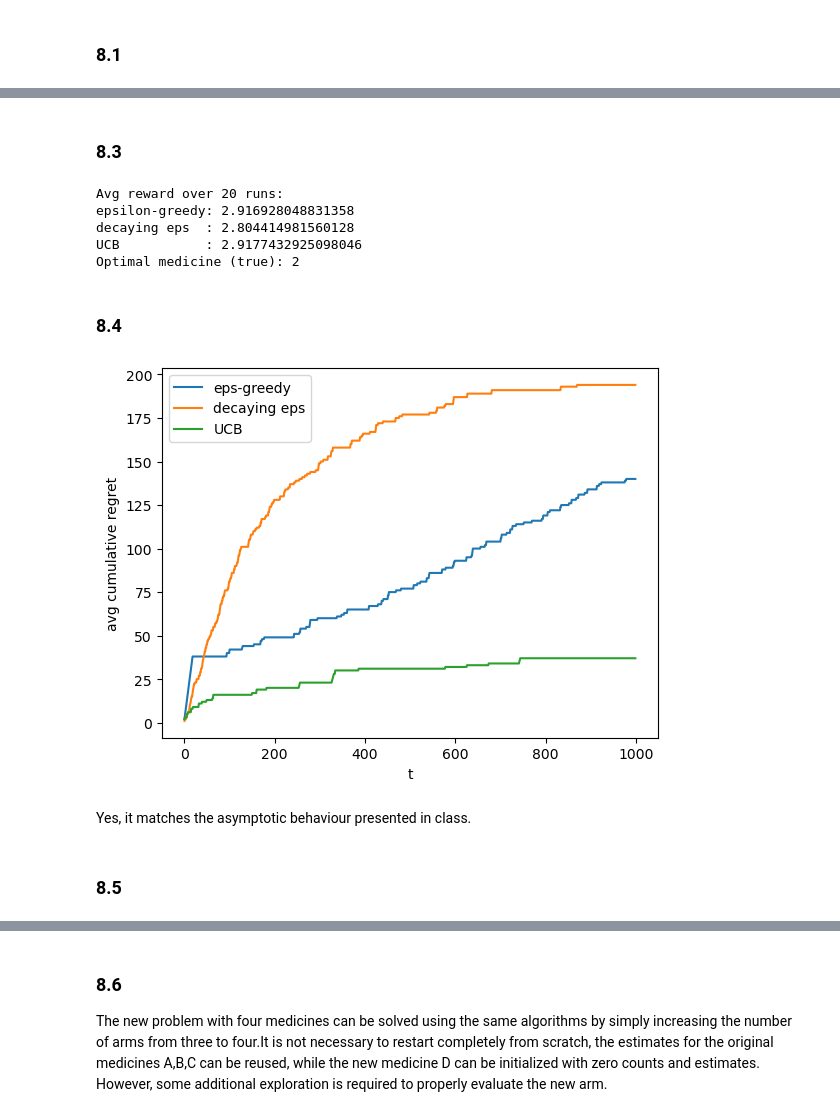
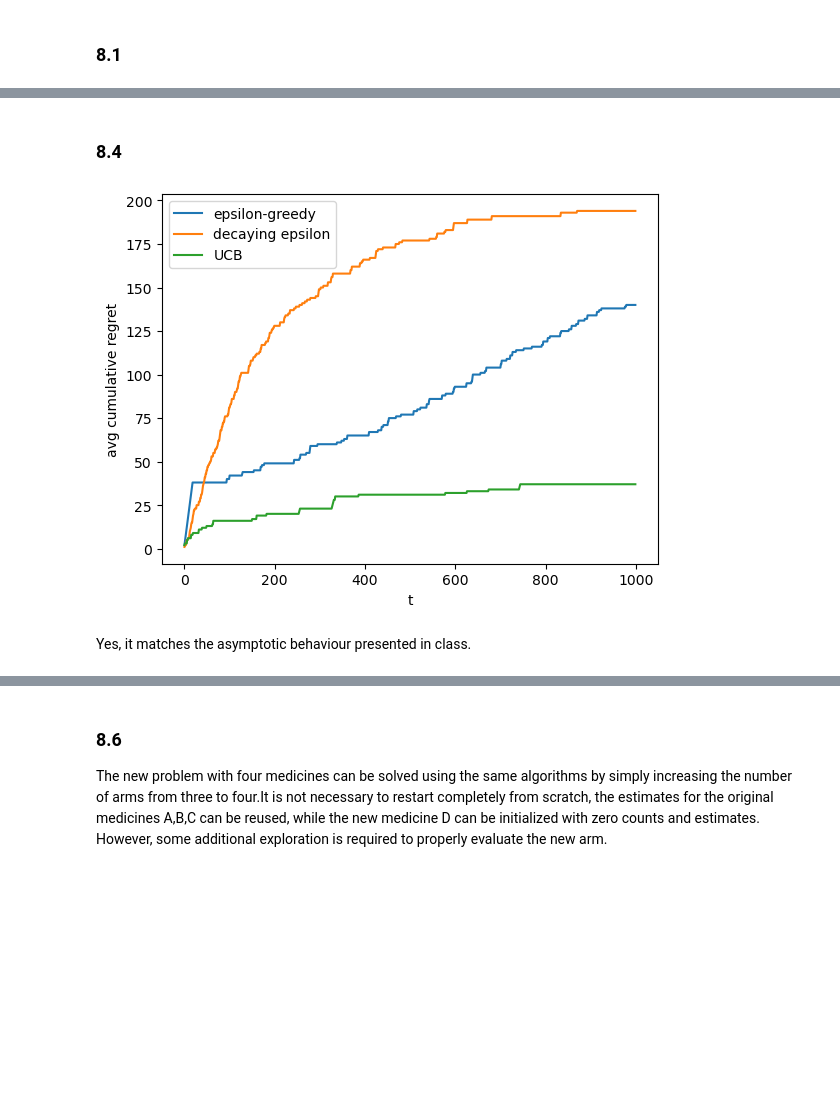
Before and after one commit to oddinho/Reinforcement-Learning-, a Jupyter notebook: final_notebook.ipynb, the cells around one changed output, grey strips where cells are left out. Drawn from its saved outputs; the diff is of its cells as text; code cells hidden in the pictures; blank space fills up the shorter version.

```diff
--- a/final_notebook.ipynb
+++ b/final_notebook.ipynb
@@ -164,8 +164,7 @@ def decaying_epsilon_greedy(MAB,time,epsilon,alpha):
 
     return expected_rewards, action_count, actions, rewards
 # %%
-def UCB(MAB, time, c):
-
+def UCB(MAB,time,c):
     expected_rewards = np.zeros(MAB.k)   # estimated rewards|ai to zero
     action_count = np.zeros(MAB.k, dtype=int)  # action_counts initialized to zero
 
@@ -174,15 +173,15 @@ def UCB(MAB, time, c):
 
     for t in range(1, time + 1):
         # evaluate UCB for all actions
-        U = np.zeros(MAB.k)
+        upper_bound = np.zeros(MAB.k)
         for i in range(MAB.k):
             if action_count[i] == 0:
-                U[i] = np.inf   # force exploration
+                upper_bound[i] = np.inf   # force exploration
             else:
-                U[i] = np.sqrt(np.log(t) / action_count[i])
+                upper_bound[i] = np.sqrt(np.log(t) / action_count[i])
 
         # select action that maximizes Q + c * U
-        action = np.argmax(expected_rewards + c * U)
+        action = np.argmax(expected_rewards + c * upper_bound)
 
         # take action and observe reward
         observation, reward, terminated, truncated, info = MAB.step(action)
@@ -225,75 +197,37 @@ True optimal arm: 2
-# %% [markdown]
-### 8.3
-# %%
-REPEATS = 20
-T = 1000
-
-eps_mean_rewards = []
-decay_mean_rewards = []
-ucb_mean_rewards = []
-
-for r in range(REPEATS):
-    env = Bandits_one()
-    Q, N, A, R = epsilon_greedy(env, T, epsilon=0.1)
-    eps_mean_rewards.append(np.mean(R))
-
-    env = Bandits_one()
-    Q, N, A, R = decaying_epsilon_greedy(env, T, epsilon=1.0, alpha=0.995)
-    decay_mean_rewards.append(np.mean(R))
-
-    env = Bandits_one()
-    Q, N, A, R = UCB(env, T, c=2.0)
-    ucb_mean_rewards.append(np.mean(R))
-
-print("Avg reward over 20 runs:")
-print("epsilon-greedy:", np.mean(eps_mean_rewards))
-print("decaying eps  :", np.mean(decay_mean_rewards))
-print("UCB           :", np.mean(ucb_mean_rewards))
-
-bandits = Bandits_one()
-print("Optimal medicine (true):", bandits.get_optimal_action())
-# %% [output]
-Avg reward over 20 runs:
-epsilon-greedy: 2.916928048831358
-decaying eps  : 2.804414981560128
-UCB           : 2.9177432925098046
-Optimal medicine (true): 2
 # %% [markdown]
 ### 8.4
 # %%
 REPEATS = 20
 T = 1000
 
-def cummulative_regret(env, A):
-    return np.cumsum(env.get_optimal_expected_reward() - env.means[A])
+def cummulative_regret(MAB, actions):
+    return np.cumsum(MAB.get_optimal_expected_reward() - MAB.means[actions])
 
 reg_eps = np.zeros((REPEATS, T))
 reg_decay = np.zeros((REPEATS, T))
 reg_ucb = np.zeros((REPEATS, T))
 
 for r in range(REPEATS):
-    env = Bandits_one()
-    _, _, A, _ = epsilon_greedy(env, T, epsilon=0.1)
-    reg_eps[r] = cummulative_regret(env, A)
+    MAB = Bandits_one()
+    expected_rewards, action_count, actions, rewards = epsilon_greedy(MAB, T, epsilon=0.1)
+    reg_eps[r] = cummulative_regret(MAB, actions)
 
-    env = Bandits_one()
-    _, _, A, _ = decaying_epsilon_greedy(env, T, epsilon=1.0, alpha=0.995)
-    reg_decay[r] = cummulative_regret(env, A)
+    MAB = Bandits_one()
+    expected_rewards, action_count, actions, rewards = decaying_epsilon_greedy(MAB, T, epsilon=1.0, alpha=0.995)
+    reg_decay[r] = cummulative_regret(MAB, actions)
 
-    env = Bandits_one()
-    _, _, A, _ = UCB(env, T, c=2.0)
-    reg_ucb[r] = cummulative_regret(env, A)
+    MAB = Bandits_one()
+    expected_rewards, action_count, actions, rewards= UCB(MAB, T, c=2.0)
+    reg_ucb[r] = cummulative_regret(MAB, actions)
 
-plt.plot(reg_eps.mean(axis=0), label="eps-greedy")
-plt.plot(reg_decay.mean(axis=0), label="decaying eps")
+plt.plot(reg_eps.mean(axis=0), label="epsilon-greedy")
+plt.plot(reg_decay.mean(axis=0), label="decaying epsilon")
 plt.plot(reg_ucb.mean(axis=0), label="UCB")
 plt.xlabel("t")
 plt.ylabel("avg cumulative regret")
 plt.legend()
 plt.show()
 # %% [output]
-[figure, old version]
+[figure, new version]
 # %% [markdown]
 Yes, it matches the asymptotic behaviour presented in class.
-# %% [markdown]
-### 8.5
```
Also changed, not shown: parts of 11 cells of this notebook.
